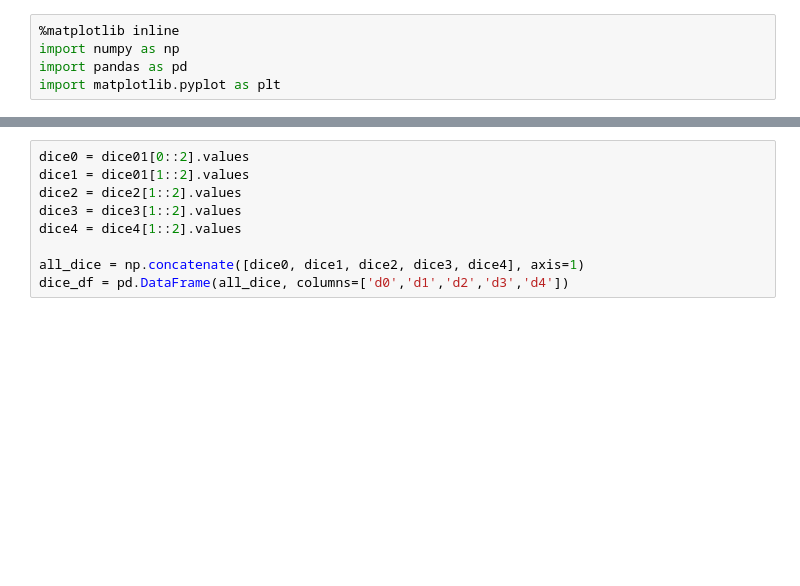
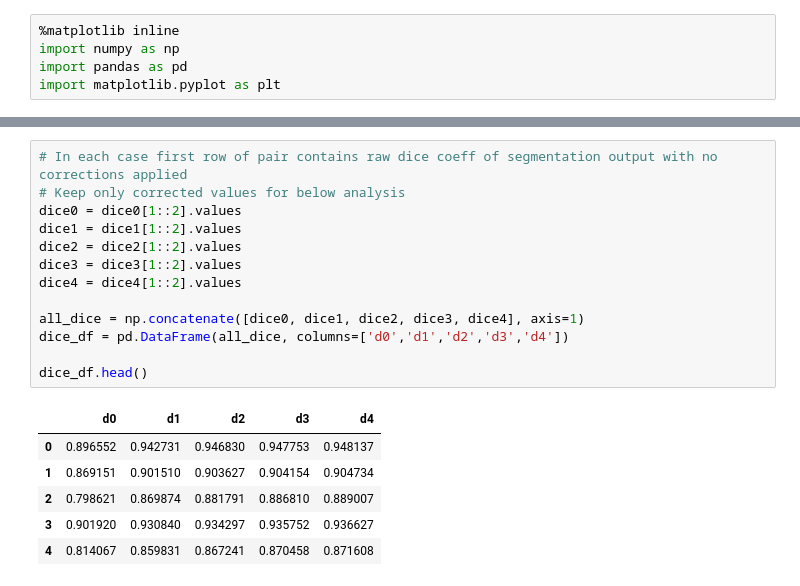
Before and after one commit to tessiert/WMH-Scripts, a Jupyter notebook: WMH_Correction_Reproducibility.ipynb, the cells around one changed output, grey strips where cells are left out. Drawn from its saved outputs; the diff is of its cells as text; blank space fills up the shorter version.

```diff
--- a/WMH_Correction_Reproducibility.ipynb
+++ b/WMH_Correction_Reproducibility.ipynb
@@ -38,13 +40,24 @@ dice01.head()
 | 4 | 0.782124 |
 # %%
-dice0 = dice01[0::2].values
-dice1 = dice01[1::2].values
+# In each case first row of pair contains raw dice coeff of segmentation output with no corrections applied
+# Keep only corrected values for below analysis
+dice0 = dice0[1::2].values
+dice1 = dice1[1::2].values
 dice2 = dice2[1::2].values
 dice3 = dice3[1::2].values
 dice4 = dice4[1::2].values
 
 all_dice = np.concatenate([dice0, dice1, dice2, dice3, dice4], axis=1)
 dice_df = pd.DataFrame(all_dice, columns=['d0','d1','d2','d3','d4'])
+
+dice_df.head()
+# %% [output]
+|  | d0 | d1 | d2 | d3 | d4 |
+| 0 | 0.896552 | 0.942731 | 0.946830 | 0.947753 | 0.948137 |
+| 1 | 0.869151 | 0.901510 | 0.903627 | 0.904154 | 0.904734 |
+| 2 | 0.798621 | 0.869874 | 0.881791 | 0.886810 | 0.889007 |
+| 3 | 0.901920 | 0.930840 | 0.934297 | 0.935752 | 0.936627 |
+| 4 | 0.814067 | 0.859831 | 0.867241 | 0.870458 | 0.871608 |
 # %%
 for idx in range(dice_df.shape[0]):
 
```
Also changed, not shown: parts of 5 cells of this notebook, 6 other files.
